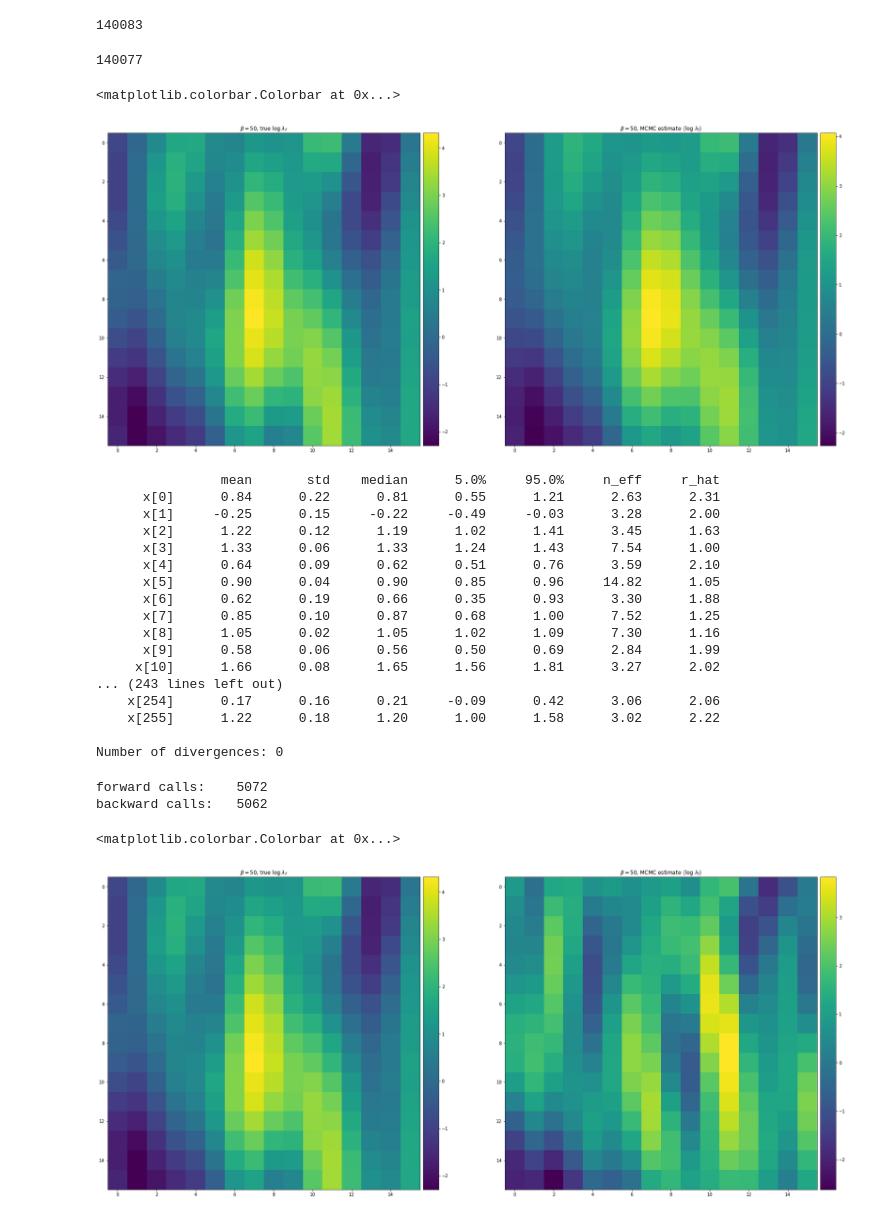
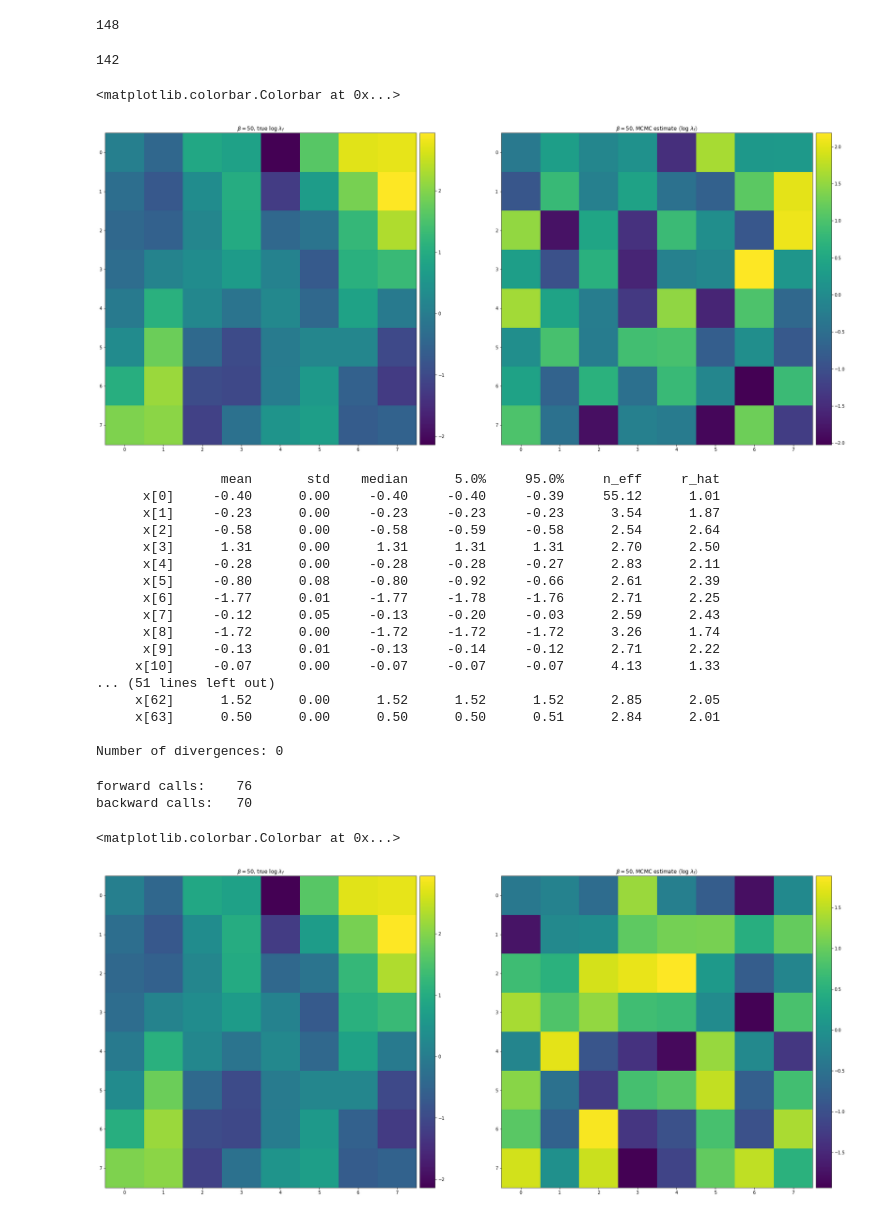
Before and after one commit to congriUQ/rom_inverse_python, a Jupyter notebook: rom_inverse_playground.ipynb, the cells around one changed output. Saved outputs shown, nothing was run; the diff lists cells and outputs as text; code cells hidden in the pictures.

Commit message:
fixed interpolation bug

```diff
--- a/rom_inverse_playground.ipynb
+++ b/rom_inverse_playground.ipynb
@@ -25,17 +25,17 @@ import time
 import Data
 from CG_Surrogate import cg_surrogate
 # %%
-lin_dim_fom = 16                      # Linear number of rom elements
+lin_dim_rom = 8                      # Linear number of rom elements
 
 kernel = gp.kernels.RBF(input_dim=2, variance=torch.tensor(2.), lengthscale=torch.tensor([.3, .1]))
-permeability_random_field = ri.DiscretizedRandomField(kernel=kernel, resolution=[lin_dim_fom],
+permeability_random_field = ri.DiscretizedRandomField(kernel=kernel, resolution=[lin_dim_rom],
                                                      nugget=1e-3)
 # %%
-a = torch.tensor([-1, 1, 2])               # Boundary condition function coefficients
+a = torch.tensor([1, 2, 3])               # Boundary condition function coefficients
 
 
 # Define mesh and boundary conditions
-mesh = PoissonFEM.RectangularMesh(torch.ones(lin_dim_fom)/lin_dim_fom)
+mesh = PoissonFEM.RectangularMesh(torch.ones(lin_dim_rom)/lin_dim_rom)
 # mesh.plot()
 
 def origin(x):
@@ -62,6 +62,8 @@ K = PoissonFEM.StiffnessMatrix(mesh)
 rhs.set_rhs_stencil(mesh, K)
 # %%
 # define fom
+fine_interp_fac = 4
+lin_dim_fom =fine_interp_fac*lin_dim_rom
 fom = ROM.ROM(mesh, K, rhs, (lin_dim_fom + 1)**2)
 # Change for non unit square domains!!
 xx, yy = torch.meshgrid((torch.linspace(0, 1, lin_dim_fom + 1), torch.linspace(0, 1, lin_dim_fom + 1)))
@@ -130,79 +124,79 @@ Number of divergences: 0
 # %%
 fom.n_forward_calls
 # %% [output]
-140083
+148
 # %%
 fom.n_backward_calls
 # %% [output]
-140077
+142
 # %%
 fig = plt.figure(figsize=(30, 20))
 ax = plt.subplot(1, 2, 1)
 plt.title(fr'$\beta = {beta}$, true $\log~ \lambda_f$')
-im0 = ax.imshow(x[0].view(lin_dim_fom, lin_dim_fom))
+im0 = ax.imshow(x[0].view(lin_dim_rom, lin_dim_rom))
 divider = make_axes_locatable(ax)
 cax = divider.append_axes("right", size="5%", pad=0.1)
 plt.colorbar(im0, cax=cax)
 
 ax = plt.subplot(1, 2, 2)
 plt.title(fr'$\beta = {beta}$, MCMC estimate $\left<\log~ \lambda_f\right>$')
-im1 = ax.imshow(torch.mean(mcmc.get_samples()['x'], 0).view(lin_dim_fom, lin_dim_fom))
+im1 = ax.imshow(torch.mean(mcmc.get_samples()['x'], 0).view(lin_dim_rom, lin_dim_rom))
 divider = make_axes_locatable(ax)
 cax = divider.append_axes("right", size="5%", pad=0.1)
 plt.colorbar(im1, cax=cax)
 # %% [output]
 <matplotlib.colorbar.Colorbar at 0x...>
-[figure, old version]
+[figure, new version]
 # %%
 fom.n_forward_calls = 0
 fom.n_backward_calls = 0
 # %%
 hmc_kernel = HMC(conditioned_posterior(uf_observed), step_size=1e-4, num_steps=1, jit_compile=True)
-mcmc = MCMC(hmc_kernel, num_samples=4000, warmup_steps=1000, num_chains=1)
+mcmc = MCMC(hmc_kernel, num_samples=30, warmup_steps=20, num_chains=1)
 mcmc.run()
 mcmc.summary()
 # %% [output]
                 mean       std    median      5.0%     95.0%     n_eff     r_hat
-      x[0]      0.84      0.22      0.81      0.55      1.21      2.63      2.31
-      x[1]     -0.25      0.15     -0.22     -0.49     -0.03      3.28      2.00
-      x[2]      1.22      0.12      1.19      1.02      1.41      3.45      1.63
-      x[3]      1.33      0.06      1.33      1.24      1.43      7.54      1.00
-      x[4]      0.64      0.09      0.62      0.51      0.76      3.59      2.10
-      x[5]      0.90      0.04      0.90      0.85      0.96     14.82      1.05
-      x[6]      0.62      0.19      0.66      0.35      0.93      3.30      1.88
-      x[7]      0.85      0.10      0.87      0.68      1.00      7.52      1.25
-      x[8]      1.05      0.02      1.05      1.02      1.09      7.30      1.16
-      x[9]      0.58      0.06      0.56      0.50      0.69      2.84      1.99
-     x[10]      1.66      0.08      1.65      1.56      1.81      3.27      2.02
-... (243 lines left out)
-    x[254]      0.17      0.16      0.21     -0.09      0.42      3.06      2.06
-    x[255]      1.22      0.18      1.20      1.00      1.58      3.02      2.22
+      x[0]     -0.40      0.00     -0.40     -0.40     -0.39     55.12      1.01
+      x[1]     -0.23      0.00     -0.23     -0.23     -0.23      3.54      1.87
+      x[2]     -0.58      0.00     -0.58     -0.59     -0.58      2.54      2.64
+      x[3]      1.31      0.00      1.31      1.31      1.31      2.70      2.50
+      x[4]     -0.28      0.00     -0.28     -0.28     -0.27      2.83      2.11
+      x[5]     -0.80      0.08     -0.80     -0.92     -0.66      2.61      2.39
+      x[6]     -1.77      0.01     -1.77     -1.78     -1.76      2.71      2.25
+      x[7]     -0.12      0.05     -0.13     -0.20     -0.03      2.59      2.43
+      x[8]     -1.72      0.00     -1.72     -1.72     -1.72      3.26      1.74
+      x[9]     -0.13      0.01     -0.13     -0.14     -0.12      2.71      2.22
+     x[10]     -0.07      0.00     -0.07     -0.07     -0.07      4.13      1.33
+... (51 lines left out)
+     x[62]      1.52      0.00      1.52      1.52      1.52      2.85      2.05
+     x[63]      0.50      0.00      0.50      0.50      0.51      2.84      2.01
 
 Number of divergences: 0
 # %%
 print('forward calls:   ', fom.n_forward_calls)
 print('backward calls:  ', fom.n_backward_calls)
 # %% [output]
-forward calls:    5072
-backward calls:   5062
+forward calls:    76
+backward calls:   70
 # %%
 fig = plt.figure(figsize=(30, 20))
 ax = plt.subplot(1, 2, 1)
 plt.title(fr'$\beta = {beta}$, true $\log~ \lambda_f$')
-im0 = ax.imshow(x[0].view(lin_dim_fom, lin_dim_fom))
+im0 = ax.imshow(x[0].view(lin_dim_rom, lin_dim_rom))
 divider = make_axes_locatable(ax)
 cax = divider.append_axes("right", size="5%", pad=0.1)
 plt.colorbar(im0, cax=cax)
 
 ax = plt.subplot(1, 2, 2)
 plt.title(fr'$\beta = {beta}$, MCMC estimate $\left<\log~ \lambda_f\right>$')
-im1 = ax.imshow(torch.mean(mcmc.get_samples()['x'], 0).view(lin_dim_fom, lin_dim_fom))
+im1 = ax.imshow(torch.mean(mcmc.get_samples()['x'], 0).view(lin_dim_rom, lin_dim_rom))
 divider = make_axes_locatable(ax)
 cax = divider.append_axes("right", size="5%", pad=0.1)
 plt.colorbar(im1, cax=cax)
 # %% [output]
 <matplotlib.colorbar.Colorbar at 0x...>
-[figure, old version]
+[figure, new version]
 # %%
 plt.imshow(fom.mesh.interpolation_matrix_torch)
 # %% [output]
```
Also changed, not shown: parts of 10 cells of this notebook, 2 other files.
